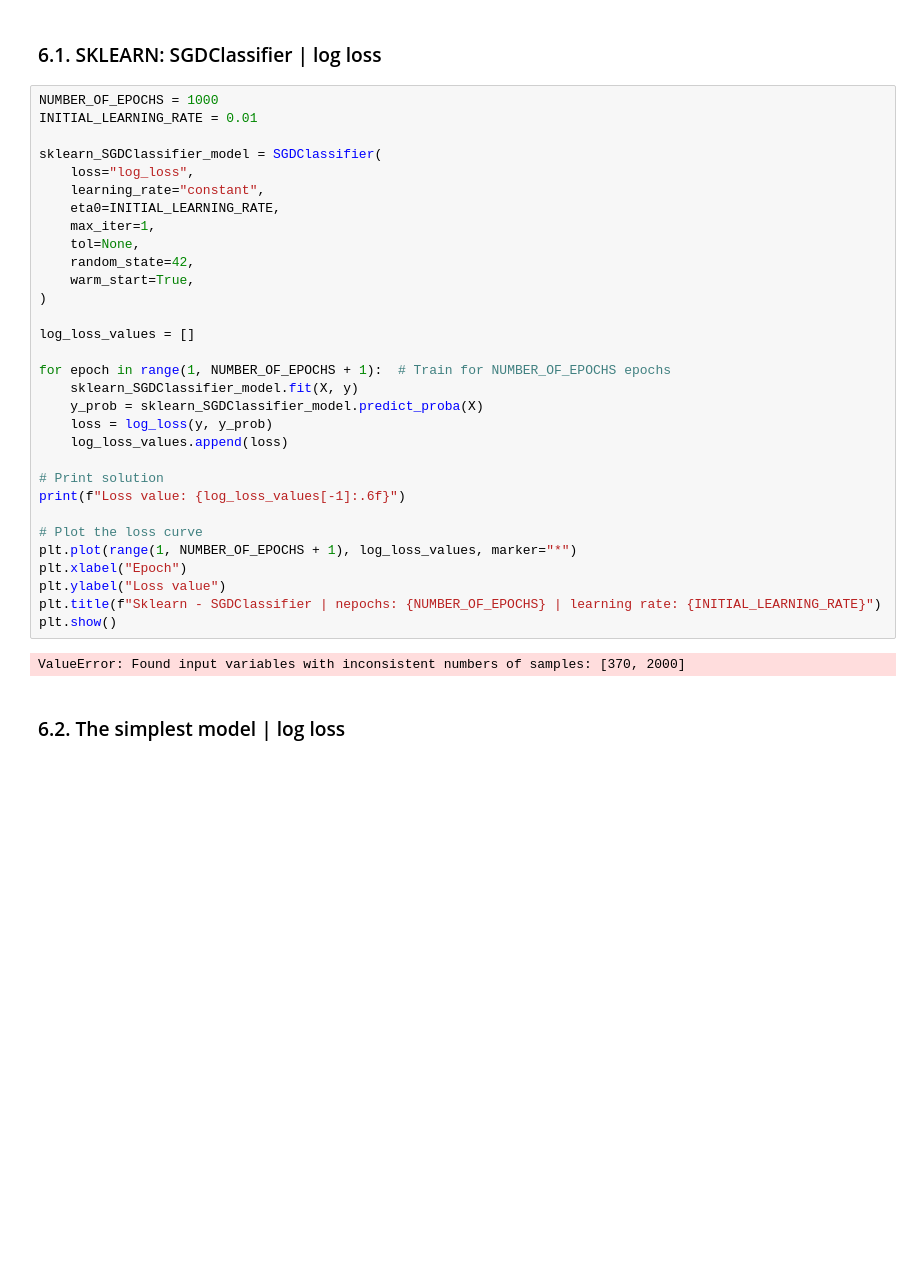
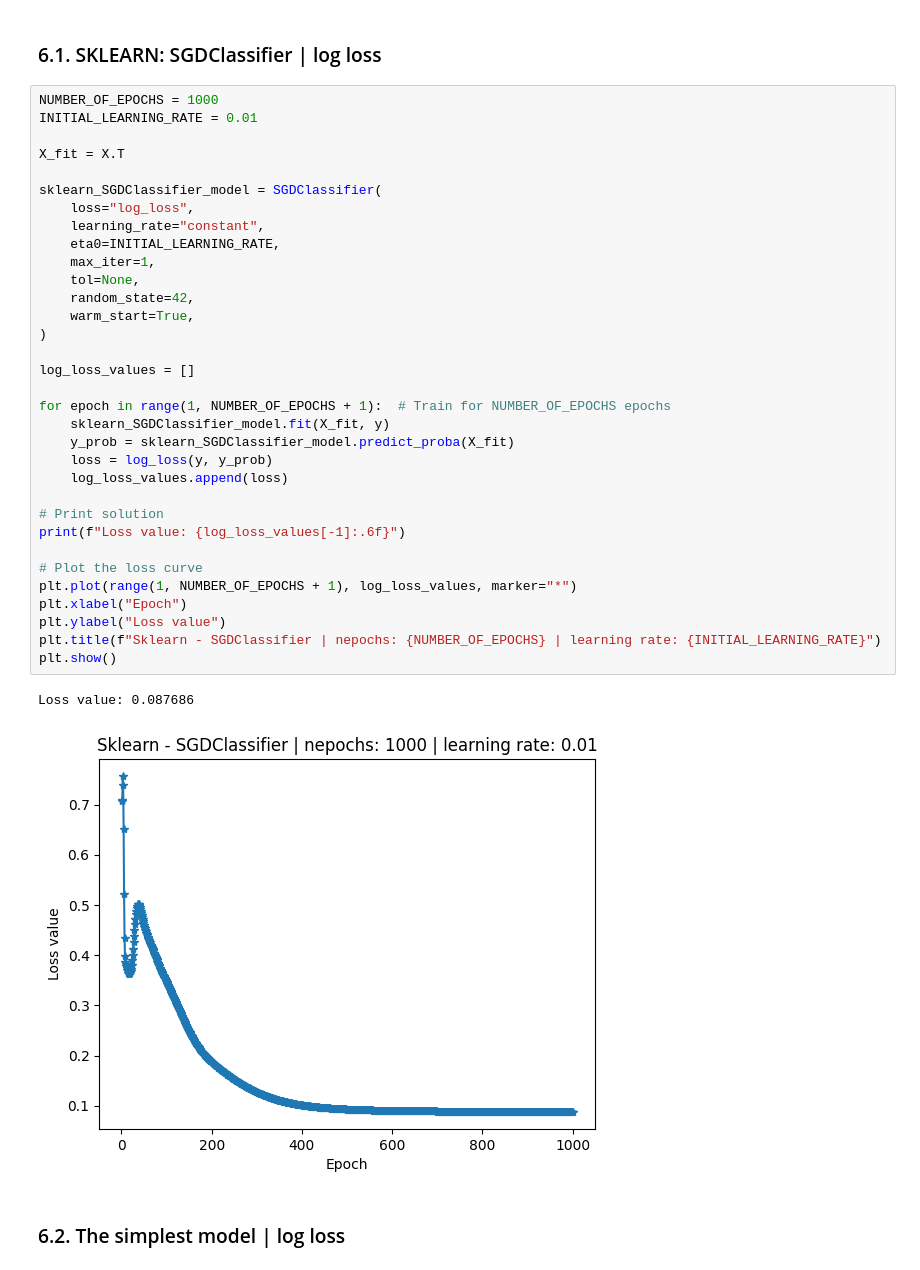
Before and after one commit to DucTrung1802/advanced-optimization, a Jupyter notebook: hw2/advanced_optimization_hw2.ipynb, the cells around one changed output. Drawn from its saved outputs; the diff is of its cells as text; blank space fills up the shorter version.

```diff
--- a/hw2/advanced_optimization_hw2.ipynb
+++ b/hw2/advanced_optimization_hw2.ipynb
@@ -421,36 +455,39 @@ def iterateGD(
 # %%
 NUMBER_OF_EPOCHS = 1000
 INITIAL_LEARNING_RATE = 0.01
+
+X_fit = X.T
 
 sklearn_SGDClassifier_model = SGDClassifier(
     loss="log_loss",
     learning_rate="constant",
     eta0=INITIAL_LEARNING_RATE,
     max_iter=1,
     tol=None,
     random_state=42,
     warm_start=True,
 )
 
 log_loss_values = []
 
 for epoch in range(1, NUMBER_OF_EPOCHS + 1):  # Train for NUMBER_OF_EPOCHS epochs
-    sklearn_SGDClassifier_model.fit(X, y)
-    y_prob = sklearn_SGDClassifier_model.predict_proba(X)
+    sklearn_SGDClassifier_model.fit(X_fit, y)
+    y_prob = sklearn_SGDClassifier_model.predict_proba(X_fit)
     loss = log_loss(y, y_prob)
     log_loss_values.append(loss)
 
 # Print solution
 print(f"Loss value: {log_loss_values[-1]:.6f}")
 
 # Plot the loss curve
 plt.plot(range(1, NUMBER_OF_EPOCHS + 1), log_loss_values, marker="*")
 plt.xlabel("Epoch")
 plt.ylabel("Loss value")
 plt.title(f"Sklearn - SGDClassifier | nepochs: {NUMBER_OF_EPOCHS} | learning rate: {INITIAL_LEARNING_RATE}")
 plt.show()
 # %% [output]
-ValueError: Found input variables with inconsistent numbers of samples: [370, 2000]
+Loss value: 0.087686
+[figure, added]
 # %% [markdown]
 ### 6.2. The simplest model | log loss
 # %% [markdown]
```
Also changed, not shown: parts of 11 cells of this notebook.
